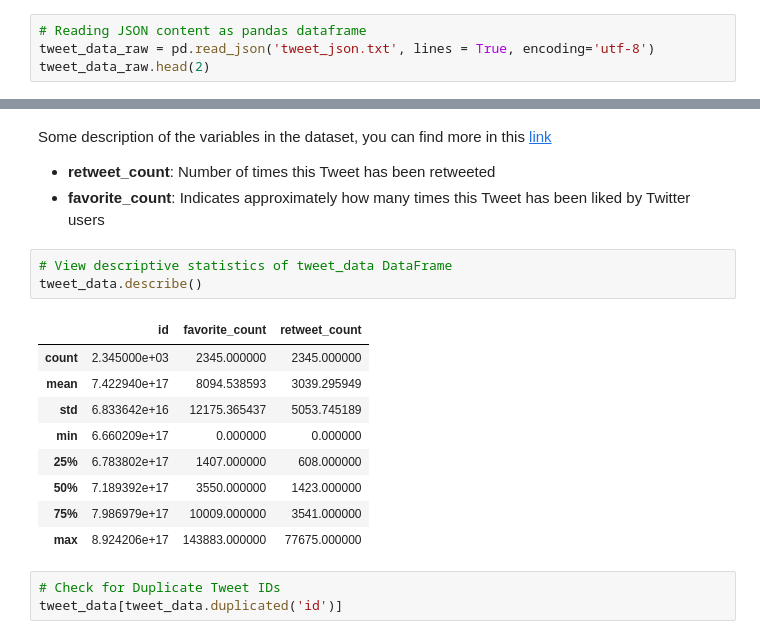
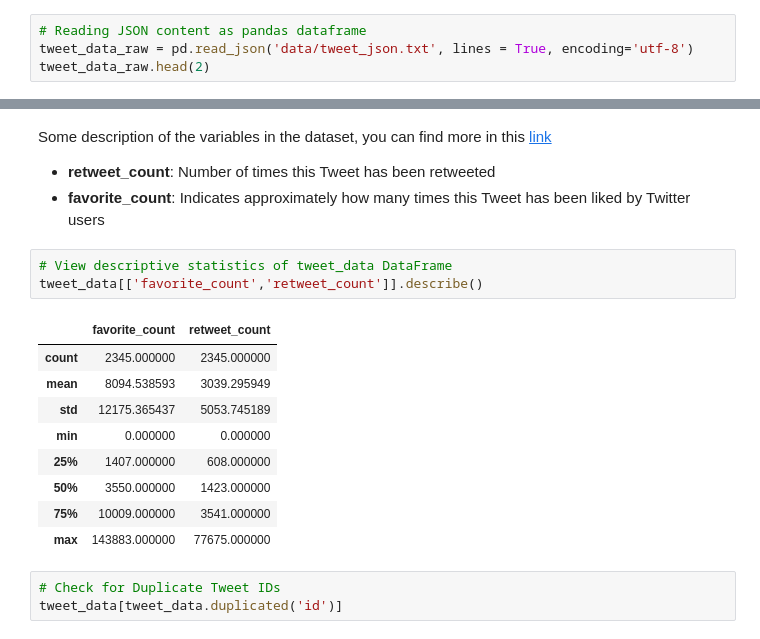
Before and after one commit to diliprk/DataAnalytics-Nanodegree, a Jupyter notebook: Project 7 - Wrangle and Analyze Data/wrangle_act.ipynb, the cells around one changed output, grey strips where cells are left out. Cells and saved outputs as stored; diff of their text form.

```diff
--- a/Project 7 - Wrangle and Analyze Data/wrangle_act.ipynb
+++ b/Project 7 - Wrangle and Analyze Data/wrangle_act.ipynb
@@ -103,7 +103,7 @@ From the above results:
 - The total runtime to complete this Twitter API query was about 2180 seconds (~ 36 min)
 # %%
 # Reading JSON content as pandas dataframe
-tweet_data_raw = pd.read_json('tweet_json.txt', lines = True, encoding='utf-8')
+tweet_data_raw = pd.read_json('data/tweet_json.txt', lines = True, encoding='utf-8')
 tweet_data_raw.head(2)
 # %% [output]
 |  | contributors | coordinates | created_at | display_text_range | entities | extended_entities | ... |
@@ -635,17 +632,17 @@ Some description of the variables in the dataset, you can find more in this [lin
 - **favorite_count**: Indicates approximately how many times this Tweet has been liked by Twitter users
 # %%
 # View descriptive statistics of tweet_data DataFrame
-tweet_data.describe()
+tweet_data[['favorite_count','retweet_count']].describe()
 # %% [output]
-|  | id | favorite_count | retweet_count |
-| count | 2.345000e+03 | 2345.000000 | 2345.000000 |
-| mean | 7.422940e+17 | 8094.538593 | 3039.295949 |
-| std | 6.833642e+16 | 12175.365437 | 5053.745189 |
-| min | 6.660209e+17 | 0.000000 | 0.000000 |
-| 25% | 6.783802e+17 | 1407.000000 | 608.000000 |
-| 50% | 7.189392e+17 | 3550.000000 | 1423.000000 |
-| 75% | 7.986979e+17 | 10009.000000 | 3541.000000 |
-| max | 8.924206e+17 | 143883.000000 | 77675.000000 |
+|  | favorite_count | retweet_count |
+| count | 2345.000000 | 2345.000000 |
+| mean | 8094.538593 | 3039.295949 |
+| std | 12175.365437 | 5053.745189 |
+| min | 0.000000 | 0.000000 |
+| 25% | 1407.000000 | 608.000000 |
+| 50% | 3550.000000 | 1423.000000 |
+| 75% | 10009.000000 | 3541.000000 |
+| max | 143883.000000 | 77675.000000 |
 # %%
 # Check for Duplicate Tweet IDs
 tweet_data[tweet_data.duplicated('id')]
```
Also changed, not shown: parts of 19 cells of this notebook, 2 other files.
